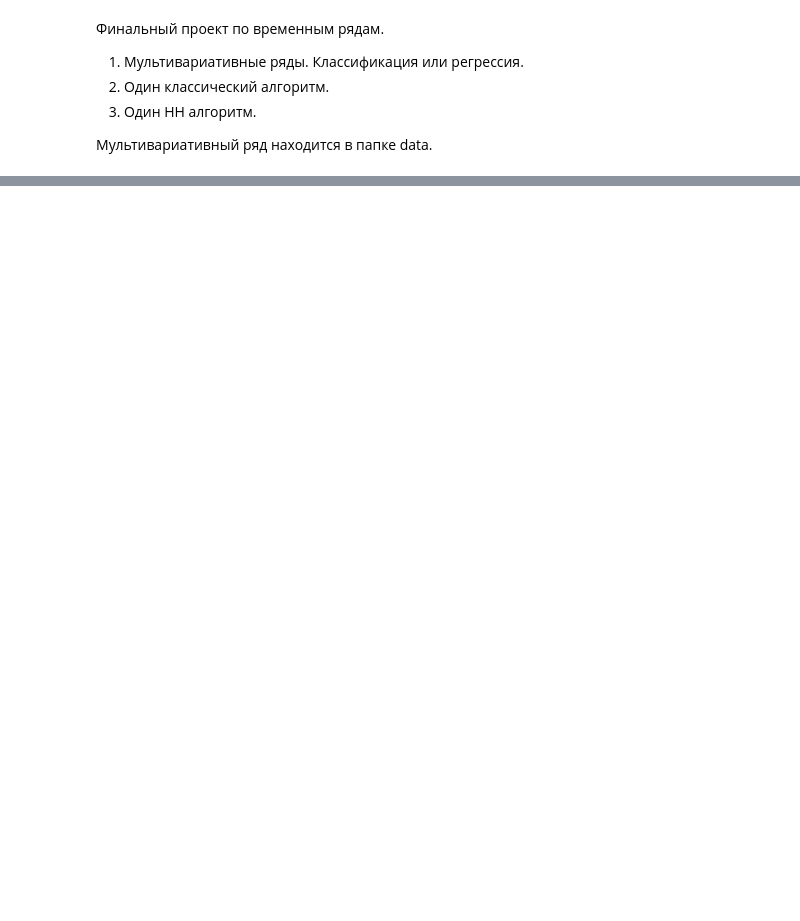
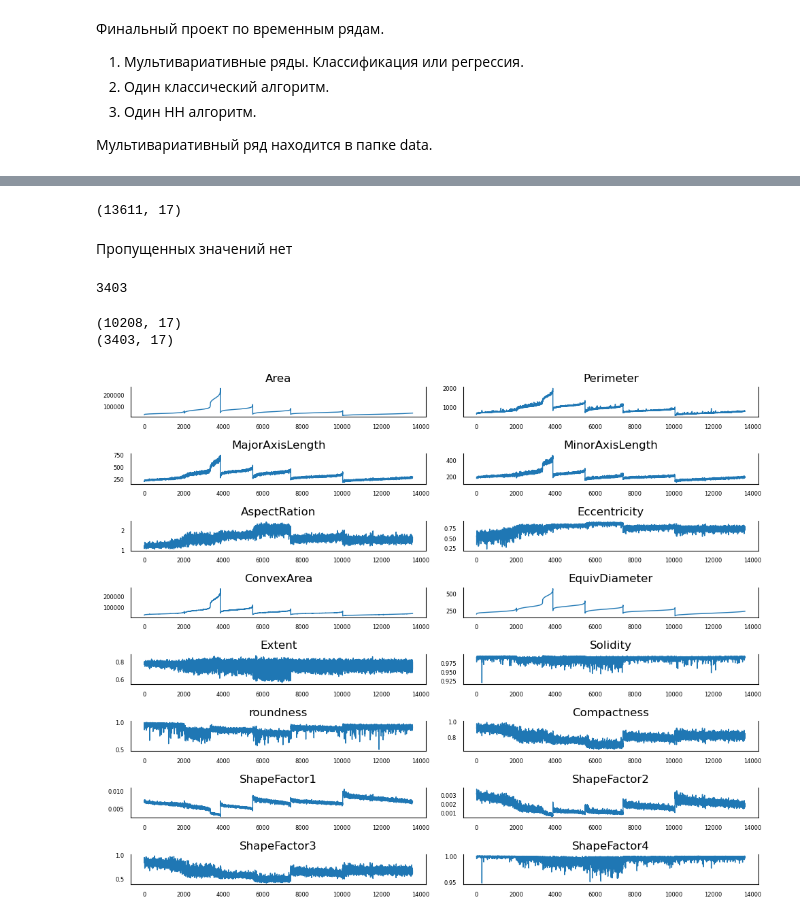
Before and after one commit to QS1lE/ml_time.series, a Jupyter notebook: Practice/practice14_Final_project.ipynb, the cells around one changed output, grey strips where cells are left out. Cells and saved outputs as stored; diff of their text form; code cells hidden in the pictures; blank space fills up the shorter version.

```diff
--- a/Practice/practice14_Final_project.ipynb
+++ b/Practice/practice14_Final_project.ipynb
@@ -21,2 +19,3 @@ WARNING:tensorflow:From c:\Users\kanze\anaconda3\Lib\site-packages\keras\src\los
 # %%
-df = pd.read_csv("dry_bean_dataset/Dry_Bean_Dataset")
+df = pd.read_csv("data/dry_bean_dataset/Dry_Bean_Dataset.csv", sep = ";",decimal =",")
+df.head
@@ -22,0 +76,7 @@ df = pd.read_csv("dry_bean_dataset/Dry_Bean_Dataset")
+# %%
+m_dict = {
+    "Class":{"SEKER":0, "BARBUNYA":1, "BOMBAY":2, "CALI":3, "HOROZ":4, "SIRA":5, "DERMASON":6}
+}
+
+df = df.replace(m_dict)
+df.head
@@ -22,0 +101,38 @@ df = pd.read_csv("dry_bean_dataset/Dry_Bean_Dataset")
+# %%
+df.shape
+# %% [output]
+(13611, 17)
+# %% [markdown]
+Пропущенных значений нет
+# %%
+# кол-во элементов для тестовой выборки
+test_split_number=round(len(df)*0.25)
+test_split_number
+# %% [output]
+3403
+# %%
+# разбиваем датасет на тестовый и обучающий
+train=df[:-test_split_number]
+test=df[-test_split_number:]
+
+
+print(train.shape)
+print(test.shape)
+# %% [output]
+(10208, 17)
+(3403, 17)
+# %%
+fig, axes = plt.subplots(nrows=8, ncols=2, figsize=(10,8))
+for i, ax in enumerate(axes.flatten()):
+    data = df[df.columns[i]]
+    ax.plot(data, linewidth=1)
+    # Decorations
+    ax.set_title(df.columns[i])
+    ax.xaxis.set_ticks_position('none')
+    ax.yaxis.set_ticks_position('none')
+    ax.spines["top"].set_alpha(0)
+    ax.tick_params(labelsize=6)
+
+plt.tight_layout();
+# %% [output]
+[figure, added]
```
Also changed, not shown: parts of 17 cells of this notebook.
